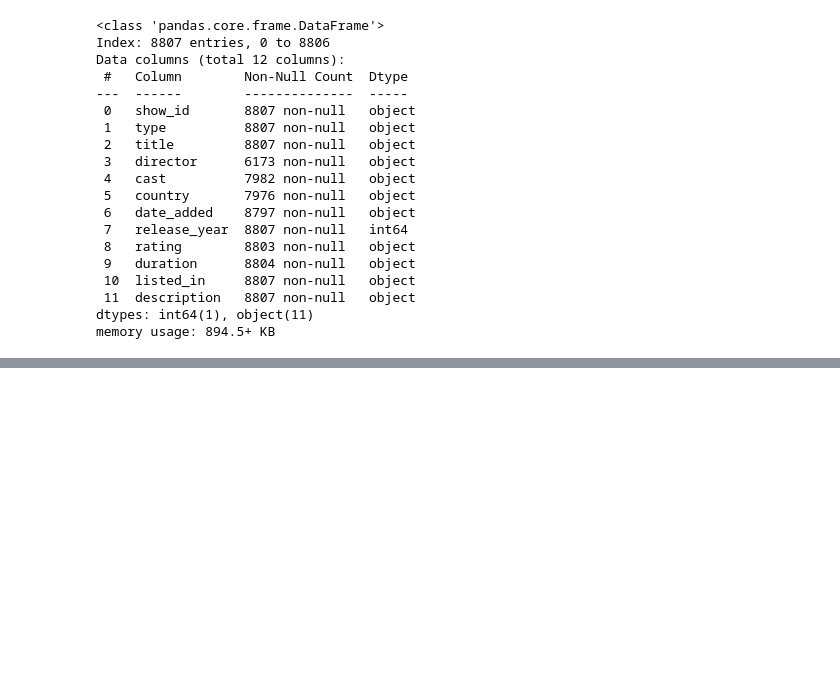
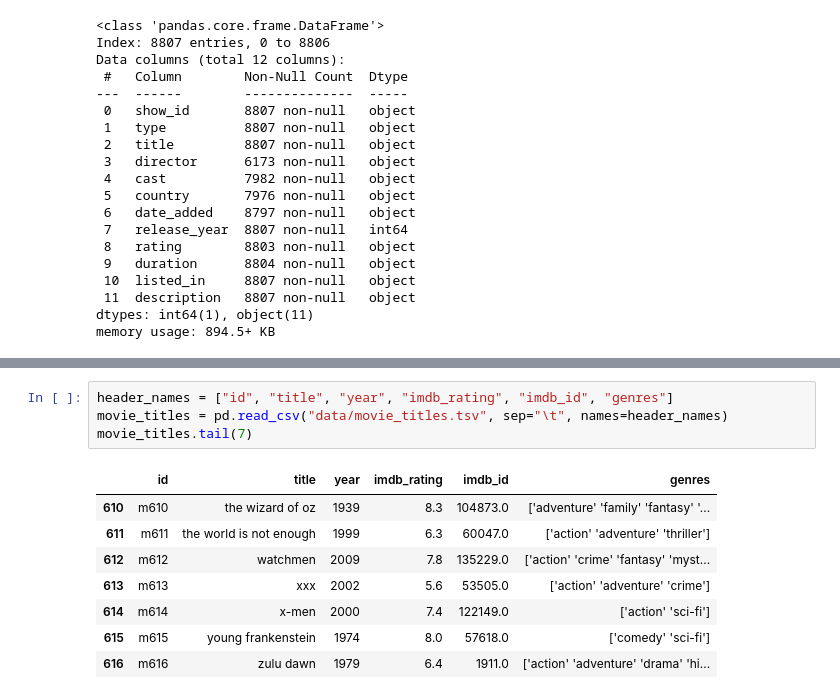
Before and after one commit to jaymistry456/Data-Analysis-Python, a Jupyter notebook: 01_Dataframes.ipynb, the cells around one changed output, grey strips where cells are left out. Saved outputs shown, nothing was run; the diff lists cells and outputs as text; blank space fills up the shorter version.

```diff
--- a/01_Dataframes.ipynb
+++ b/01_Dataframes.ipynb
@@ -253,0 +373,13 @@ memory usage: 894.5+ KB
+# %%
+header_names = ["id", "title", "year", "imdb_rating", "imdb_id", "genres"]
+movie_titles = pd.read_csv("data/movie_titles.tsv", sep="\t", names=header_names)
+movie_titles.tail(7)
+# %% [output]
+|  | id | title | year | imdb_rating | imdb_id | genres |
+| 610 | m610 | the wizard of oz | 1939 | 8.3 | 104873.0 | ['adventure' 'family' 'fantasy' '... |
+| 611 | m611 | the world is not enough | 1999 | 6.3 | 60047.0 | ['action' 'adventure' 'thriller'] |
+| 612 | m612 | watchmen | 2009 | 7.8 | 135229.0 | ['action' 'crime' 'fantasy' 'myst... |
+| 613 | m613 | xxx | 2002 | 5.6 | 53505.0 | ['action' 'adventure' 'crime'] |
+| 614 | m614 | x-men | 2000 | 7.4 | 122149.0 | ['action' 'sci-fi'] |
+| 615 | m615 | young frankenstein | 1974 | 8.0 | 57618.0 | ['comedy' 'sci-fi'] |
+| 616 | m616 | zulu dawn | 1979 | 6.4 | 1911.0 | ['action' 'adventure' 'drama' 'hi... |
```
Also changed, not shown: parts of 12 cells of this notebook.
